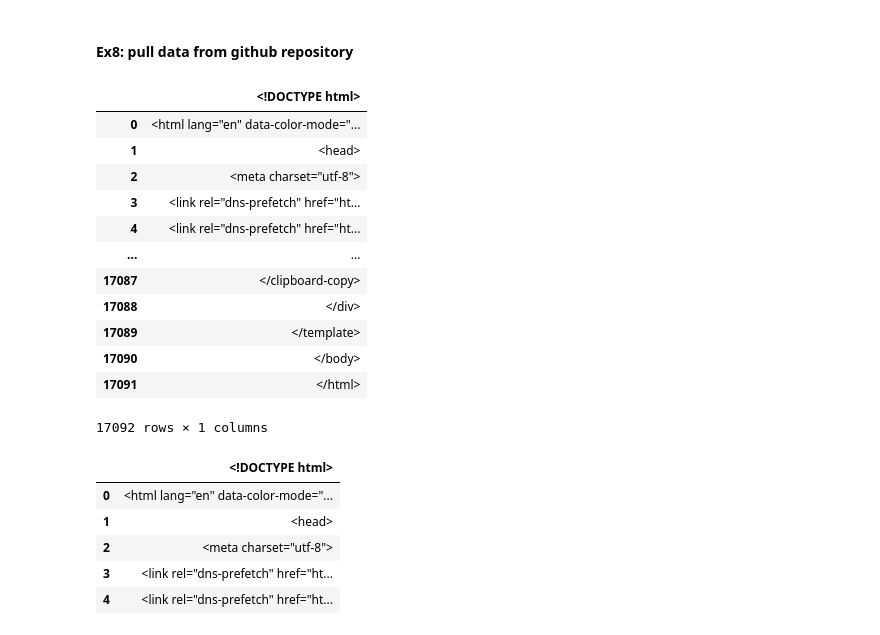
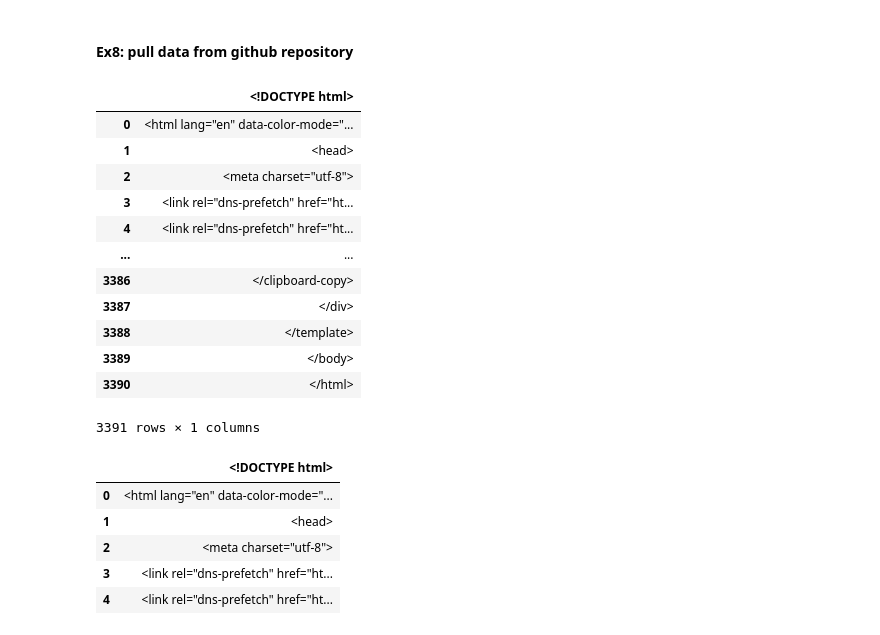
Before and after one commit to pavankumarpuppala/5.DataAnalysisOfficial, a Jupyter notebook: Pandas_file_read_and_write_operation_part1.ipynb, the cells around one changed output. Drawn from its saved outputs; the diff is of its cells as text; code cells hidden in the pictures.

```diff
--- a/Pandas_file_read_and_write_operation_part1.ipynb
+++ b/Pandas_file_read_and_write_operation_part1.ipynb
@@ -192,22 +192,22 @@ BB_data[4]
 # %% [markdown]
 #### Ex8: pull data from github repository
 # %%
-titanic_train = pd.read_csv("https://github.com/adamerose/datasets/blob/master/titanic.csv", sep='\t')
+titanic_train = pd.read_csv("https://github.com/pavanpuppala0346/5.DataAnalysisOfficial/blob/main/data/titanic.csv", sep='\t')
 titanic_train
 # %% [output]
 |  | <!DOCTYPE html> |
 | 0 | <html lang="en" data-color-mode="... |
 | 1 | <head> |
 | 2 | <meta charset="utf-8"> |
 | 3 | <link rel="dns-prefetch" href="ht... |
 | 4 | <link rel="dns-prefetch" href="ht... |
 | ... | ... |
-| 17087 | </clipboard-copy> |
-| 17088 | </div> |
-| 17089 | </template> |
-| 17090 | </body> |
-| 17091 | </html> |
+| 3386 | </clipboard-copy> |
+| 3387 | </div> |
+| 3388 | </template> |
+| 3389 | </body> |
+| 3390 | </html> |
-17092 rows × 1 columns
+3391 rows × 1 columns
 # %%
 titanic_train.head(5)
 # %% [output]
```
Also changed, not shown: parts of 1 cell of this notebook.
